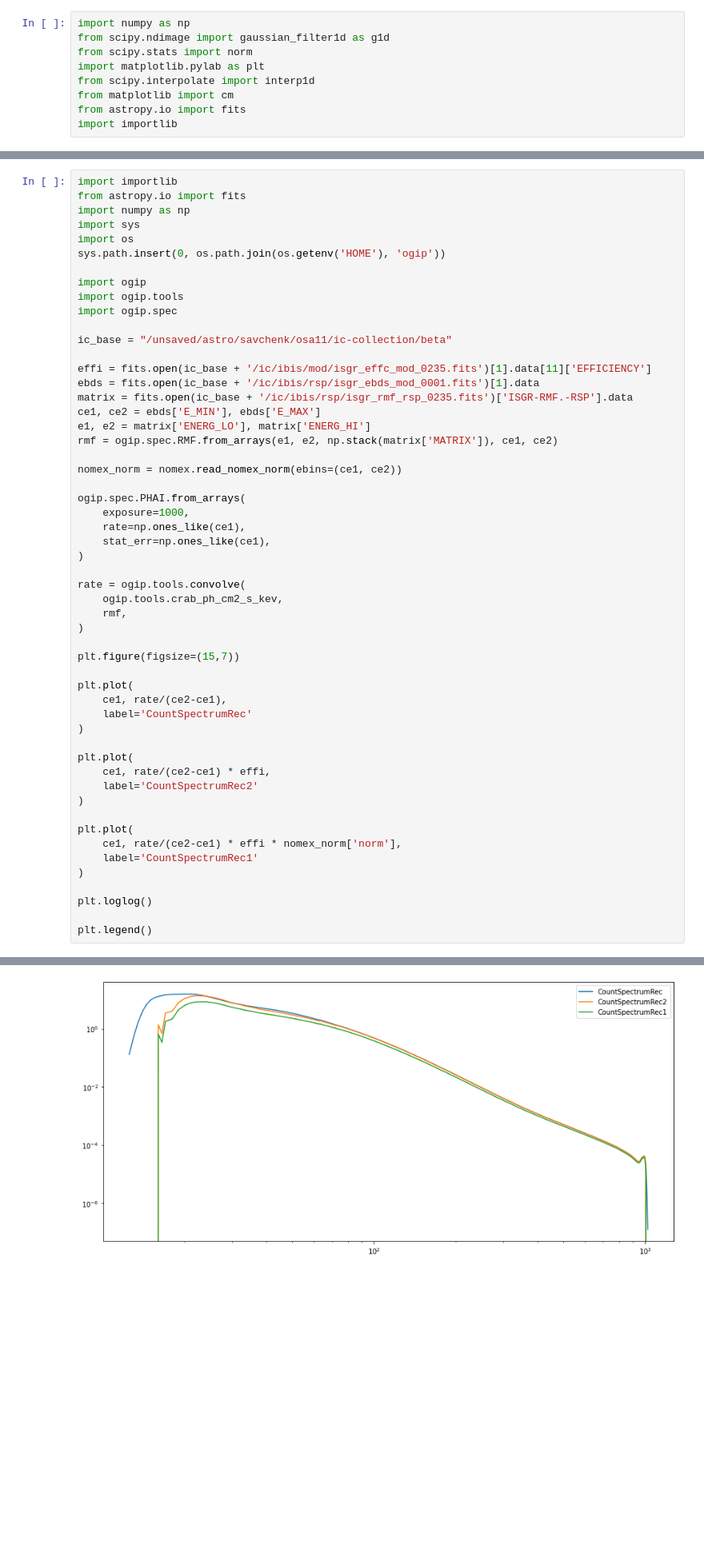
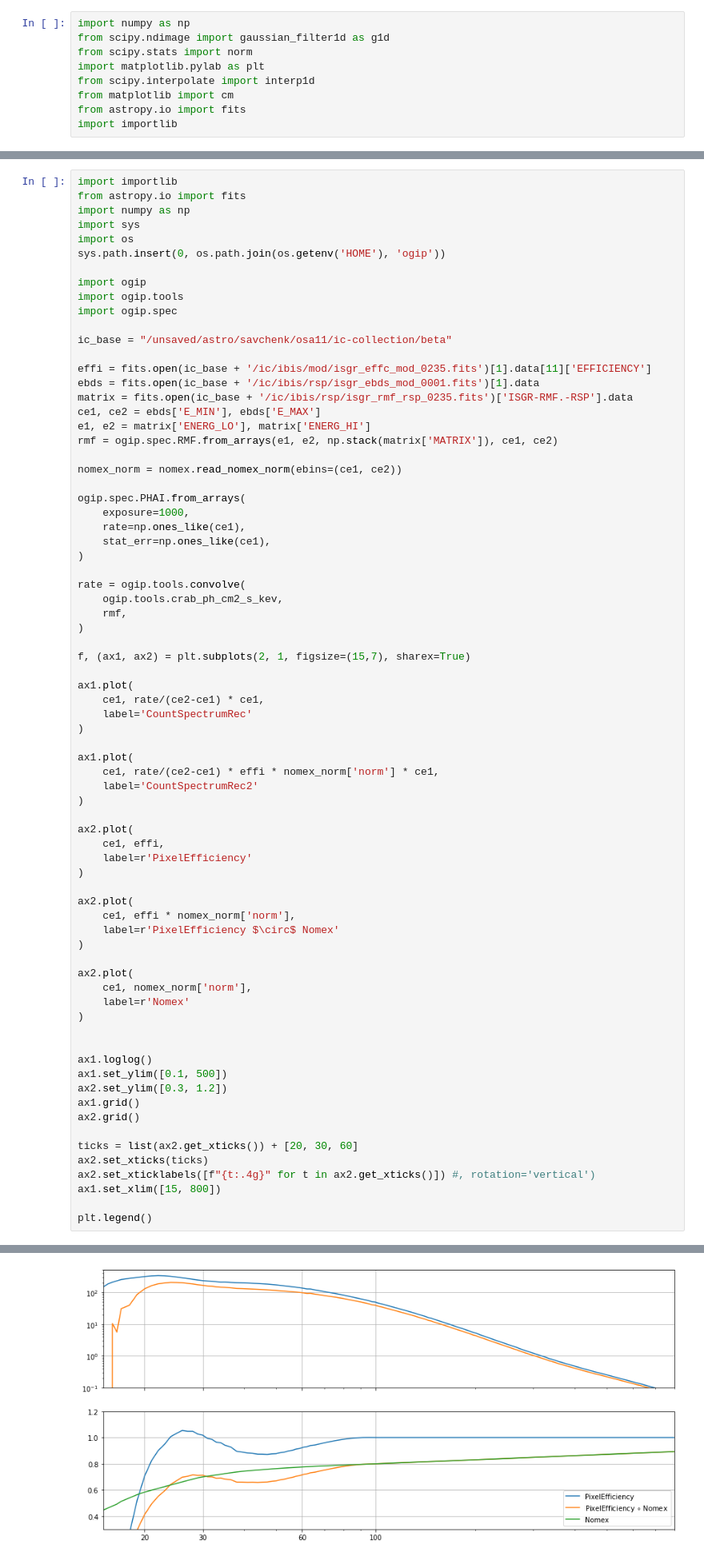
Before and after one commit to volodymyrss/integral-ibis-isgri-le-response, a Jupyter notebook: book/effi-rsp-lut2.ipynb, the cells around one changed output, grey strips where cells are left out. Shown: that part at 80% size. Cells and saved outputs as stored; diff of their text form; blank space fills up the shorter version.

```diff
--- a/book/effi-rsp-lut2.ipynb
+++ b/book/effi-rsp-lut2.ipynb
@@ -435,40 +436,60 @@ ce1, ce2 = ebds['E_MIN'], ebds['E_MAX']
 e1, e2 = matrix['ENERG_LO'], matrix['ENERG_HI']
 rmf = ogip.spec.RMF.from_arrays(e1, e2, np.stack(matrix['MATRIX']), ce1, ce2)
 
 nomex_norm = nomex.read_nomex_norm(ebins=(ce1, ce2))
 
 ogip.spec.PHAI.from_arrays(
     exposure=1000,
     rate=np.ones_like(ce1),
     stat_err=np.ones_like(ce1),
 )
 
 rate = ogip.tools.convolve(
     ogip.tools.crab_ph_cm2_s_kev,
     rmf,
 )
 
-plt.figure(figsize=(15,7))
+f, (ax1, ax2) = plt.subplots(2, 1, figsize=(15,7), sharex=True)
 
-plt.plot(
-    ce1, rate/(ce2-ce1),
+ax1.plot(
+    ce1, rate/(ce2-ce1) * ce1,
     label='CountSpectrumRec'
 )
 
-plt.plot(
-    ce1, rate/(ce2-ce1) * effi,
+ax1.plot(
+    ce1, rate/(ce2-ce1) * effi * nomex_norm['norm'] * ce1,
     label='CountSpectrumRec2'
 )
 
-plt.plot(
-    ce1, rate/(ce2-ce1) * effi * nomex_norm['norm'],
-    label='CountSpectrumRec1'
+ax2.plot(
+    ce1, effi,
+    label=r'PixelEfficiency'
 )
 
-plt.loglog()
+ax2.plot(
+    ce1, effi * nomex_norm['norm'],
+    label=r'PixelEfficiency $\circ$ Nomex'
+)
+
+ax2.plot(
+    ce1, nomex_norm['norm'],
+    label=r'Nomex'
+)
+
+
+ax1.loglog()
+ax1.set_ylim([0.1, 500])
+ax2.set_ylim([0.3, 1.2])
+ax1.grid()
+ax2.grid()
+
+ticks = list(ax2.get_xticks()) + [20, 30, 60]
+ax2.set_xticks(ticks)
+ax2.set_xticklabels([f"{t:.4g}" for t in ax2.get_xticks()]) #, rotation='vertical')
+ax1.set_xlim([15, 800])
 
 plt.legend()
 # %% [output]
 assuming no systematic errors. Probably ok
 <matplotlib.legend.Legend at 0x...>
-[figure, old version]
+[figure, new version]
```
Also changed, not shown: parts of 7 cells of this notebook, 1 other file.
